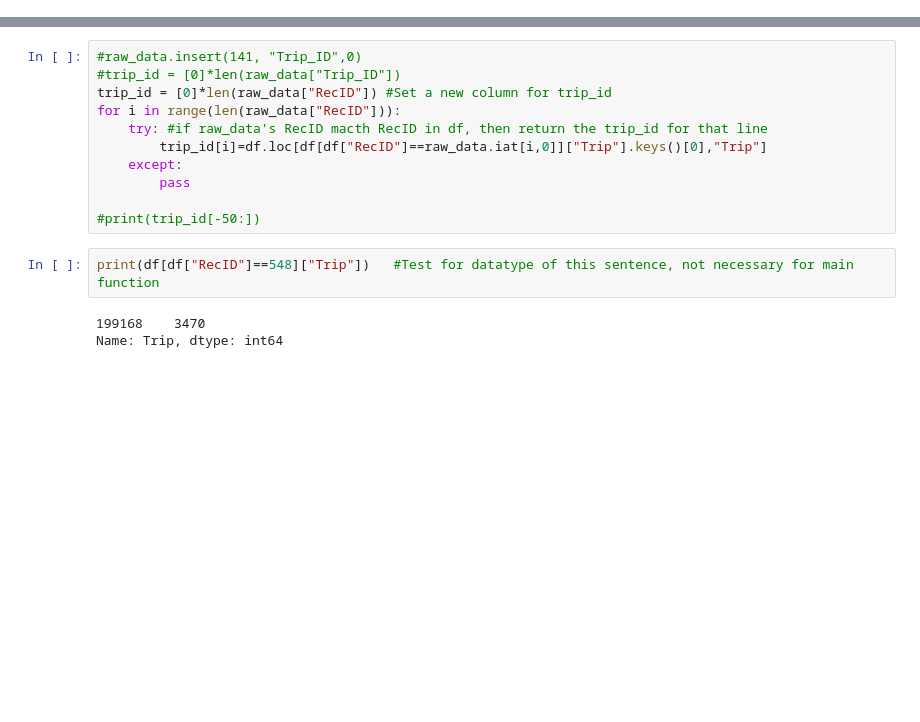
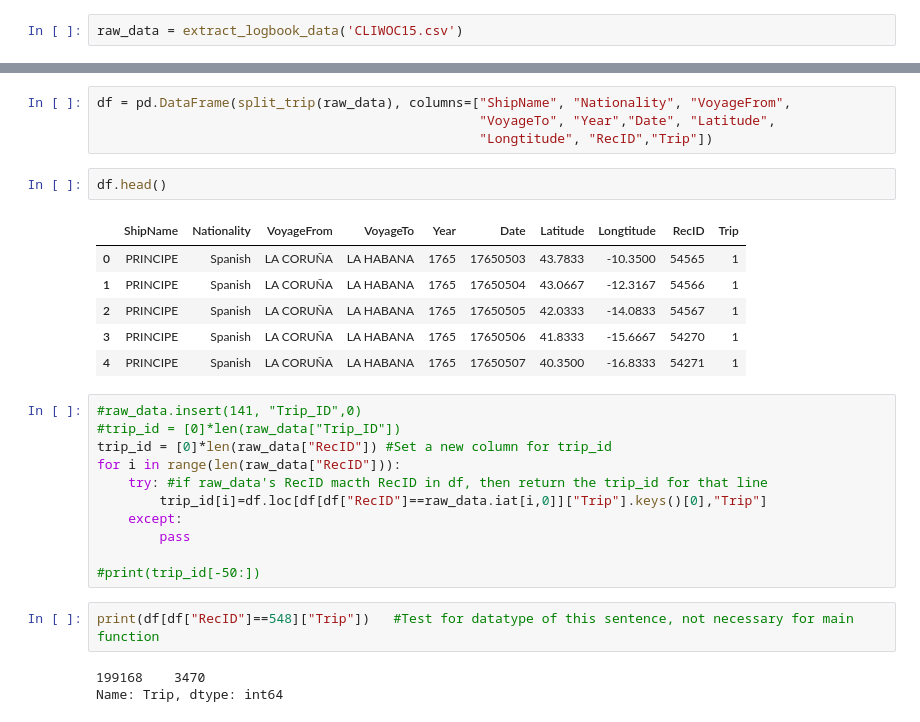
Before and after one commit to clarka34/exploringShipLogbooks, a Jupyter notebook: gen_ship_id.ipynb, the cells around one changed output, grey strips where cells are left out. Saved outputs shown, nothing was run; the diff lists cells and outputs as text; blank space fills up the shorter version.

```diff
--- a/gen_ship_id.ipynb
+++ b/gen_ship_id.ipynb
@@ -83,0 +79,2 @@ C:\Users\Administrator\data\data\CLIWOC15.csv already exist
+# %%
+raw_data = extract_logbook_data('CLIWOC15.csv')
@@ -84,3 +101,16 @@ C:\Users\Administrator\data\data\CLIWOC15.csv already exist
+# %%
+df = pd.DataFrame(split_trip(raw_data), columns=["ShipName", "Nationality", "VoyageFrom",
+                                                 "VoyageTo", "Year","Date", "Latitude",
+                                                 "Longtitude", "RecID","Trip"])
+# %%
+df.head()
+# %% [output]
+|  | ShipName | Nationality | VoyageFrom | VoyageTo | Year | Date | Latitude | Longtitude | RecID | Trip |
+| 0 | PRINCIPE | Spanish | LA CORUÑA | LA HABANA | 1765 | 17650503 | 43.7833 | -10.3500 | 54565 | 1 |
+| 1 | PRINCIPE | Spanish | LA CORUÑA | LA HABANA | 1765 | 17650504 | 43.0667 | -12.3167 | 54566 | 1 |
+| 2 | PRINCIPE | Spanish | LA CORUÑA | LA HABANA | 1765 | 17650505 | 42.0333 | -14.0833 | 54567 | 1 |
+| 3 | PRINCIPE | Spanish | LA CORUÑA | LA HABANA | 1765 | 17650506 | 41.8333 | -15.6667 | 54270 | 1 |
+| 4 | PRINCIPE | Spanish | LA CORUÑA | LA HABANA | 1765 | 17650507 | 40.3500 | -16.8333 | 54271 | 1 |
 # %%
 #raw_data.insert(141, "Trip_ID",0)
 #trip_id = [0]*len(raw_data["Trip_ID"])
```
Also changed, not shown: parts of 2 cells of this notebook.
